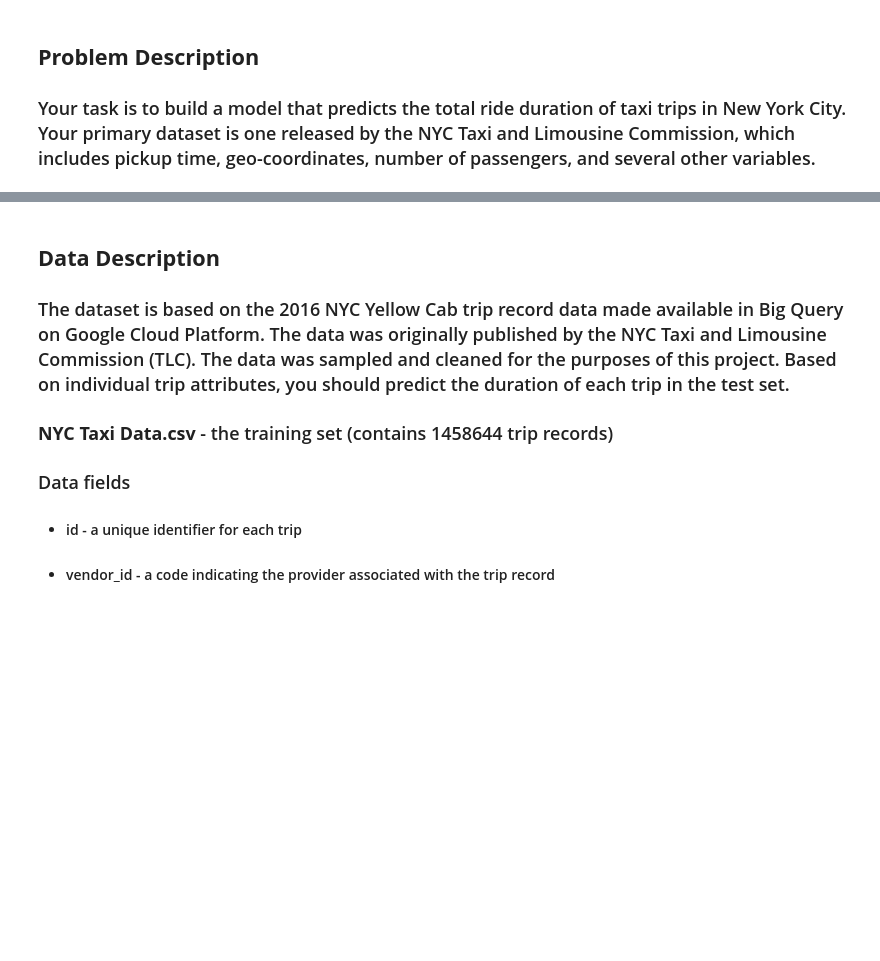
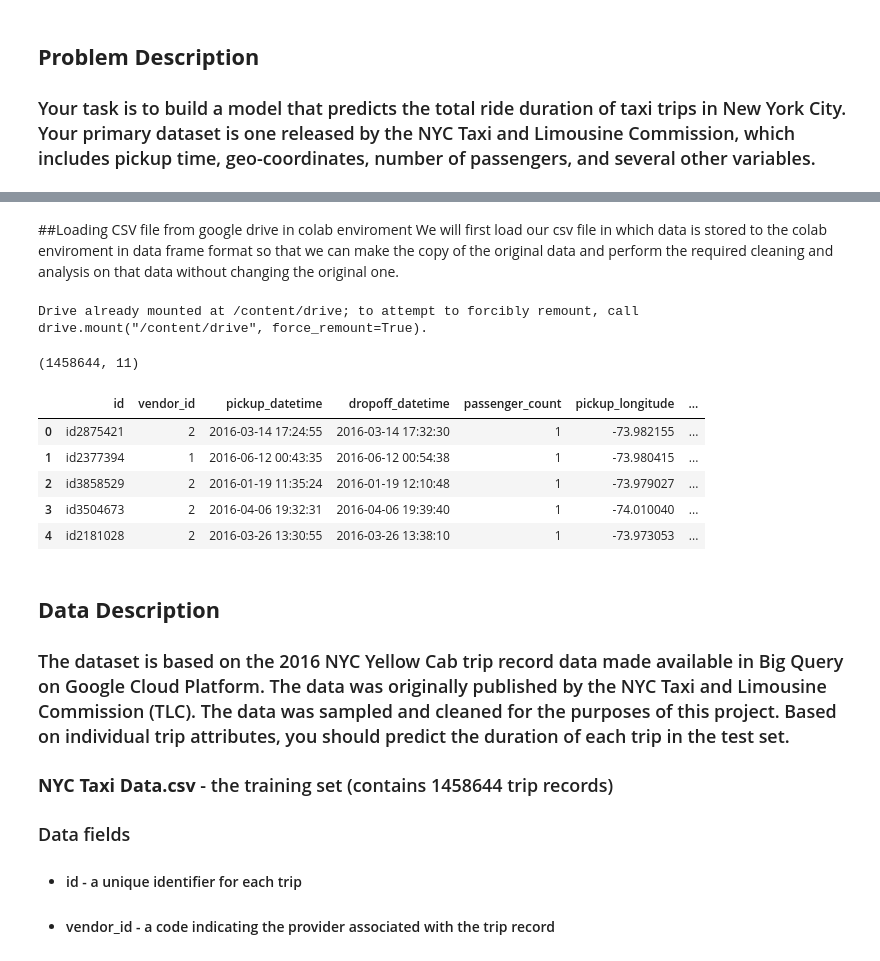
Before and after one commit to gauriagarwal18/Cab-Clock, a Jupyter notebook: NYC_Taxi_Trip_Time_Prediction_Capstone_Project.ipynb, the cells around one changed output, grey strips where cells are left out. Drawn from its saved outputs; the diff is of its cells as text; code cells hidden in the pictures; blank space fills up the shorter version.

```diff
--- a/NYC_Taxi_Trip_Time_Prediction_Capstone_Project.ipynb
+++ b/NYC_Taxi_Trip_Time_Prediction_Capstone_Project.ipynb
@@ -9,3 +21,31 @@
+# %% [markdown]
+##Loading CSV file from google drive in colab enviroment
+We will first load our csv file in which data is stored to the colab enviroment in data frame format so that we can make the copy of the original data and perform the required cleaning and analysis on that data without changing the original one.
+# %%
+#Download datasets Hepatitis automobile from UCI repository
+from google.colab import drive
+drive.mount('/content/drive')
+import os
+path="/content/drive/My Drive/AlmaBetter_Capstone_projects/Capstone_project2_ml/NYC_TaxiData.csv"
+
+taxi_original=pd.read_csv(path,parse_dates=[2,3])
+taxi= taxi_original.copy()
+# %% [output]
+Drive already mounted at /content/drive; to attempt to forcibly remount, call drive.mount("/content/drive", force_remount=True).
+# %%
+#shape of the data
+taxi.shape
+# %% [output]
+(1458644, 11)
+# %%
+taxi.head()
+# %% [output]
+|  | id | vendor_id | pickup_datetime | dropoff_datetime | passenger_count | pickup_longitude | ... |
+| 0 | id2875421 | 2 | 2016-03-14 17:24:55 | 2016-03-14 17:32:30 | 1 | -73.982155 | ... |
+| 1 | id2377394 | 1 | 2016-06-12 00:43:35 | 2016-06-12 00:54:38 | 1 | -73.980415 | ... |
+| 2 | id3858529 | 2 | 2016-01-19 11:35:24 | 2016-01-19 12:10:48 | 1 | -73.979027 | ... |
+| 3 | id3504673 | 2 | 2016-04-06 19:32:31 | 2016-04-06 19:39:40 | 1 | -74.010040 | ... |
+| 4 | id2181028 | 2 | 2016-03-26 13:30:55 | 2016-03-26 13:38:10 | 1 | -73.973053 | ... |
 # %% [markdown]
 ## <b> Data Description </b>
 
```
Also changed, not shown: parts of 9 cells of this notebook.
